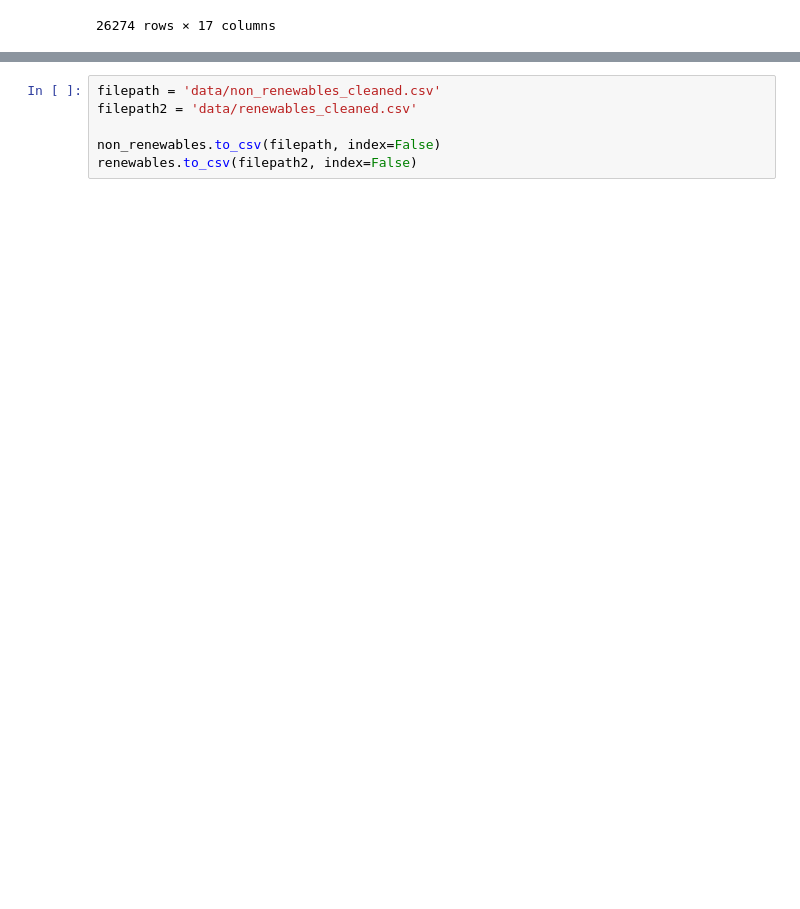
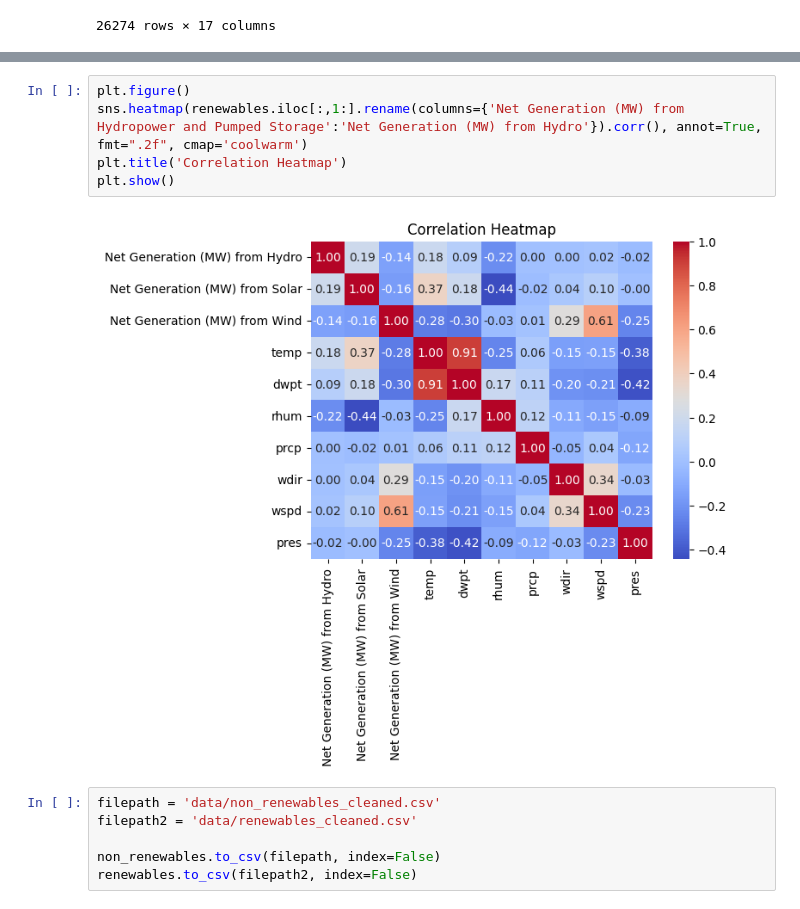
Before and after one commit to linusrd/GhostPostCC, a Jupyter notebook: 02_preprocess_weather.ipynb, the cells around one changed output, grey strips where cells are left out. Drawn from its saved outputs; the diff is of its cells as text; blank space fills up the shorter version.

```diff
--- a/02_preprocess_weather.ipynb
+++ b/02_preprocess_weather.ipynb
@@ -228,3 +257,10 @@ renewables
+# %%
+plt.figure()
+sns.heatmap(renewables.iloc[:,1:].rename(columns={'Net Generation (MW) from Hydropower and Pumped Storage':'Net Generation (MW) from Hydro'}).corr(), annot=True, fmt=".2f", cmap='coolwarm')
+plt.title('Correlation Heatmap')
+plt.show()
+# %% [output]
+[figure, added]
 # %%
 filepath = 'data/non_renewables_cleaned.csv'
 filepath2 = 'data/renewables_cleaned.csv'
```
Also changed, not shown: parts of 5 cells of this notebook, 2 other files.
